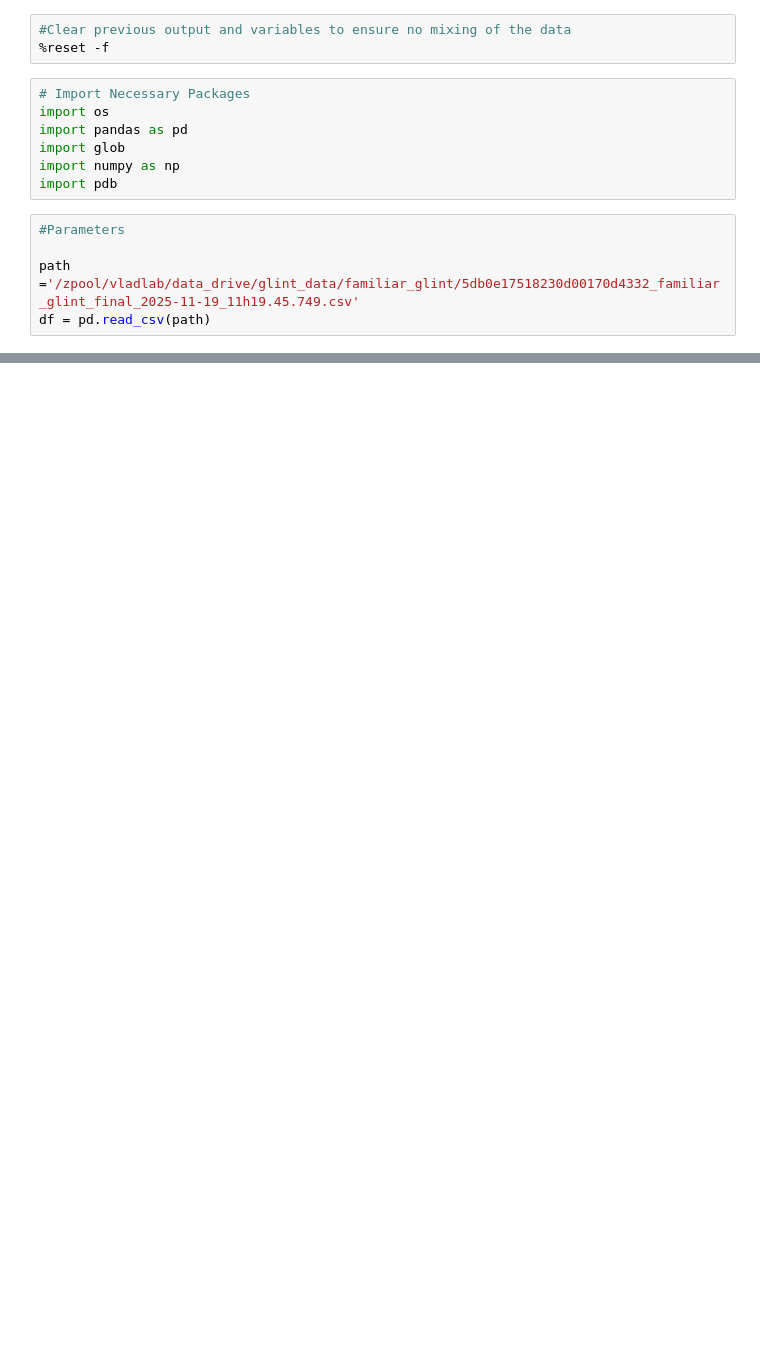
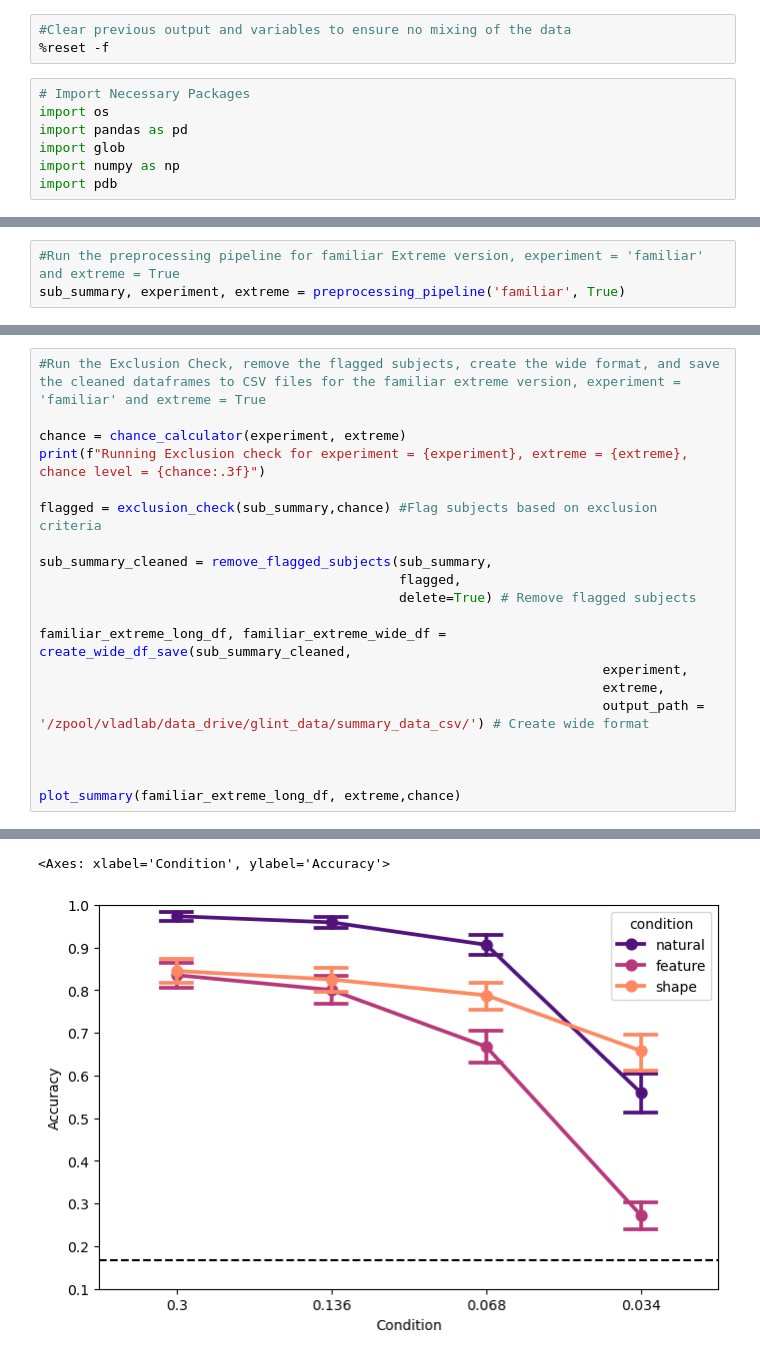
Before and after one commit to ars1399/glint_analysis, a Jupyter notebook: glint_data_preprocessing_v3.ipynb, the cells around one changed output, grey strips where cells are left out. Saved outputs shown, nothing was run; the diff lists cells and outputs as text; blank space fills up the shorter version.

```diff
--- a/glint_data_preprocessing_v3.ipynb
+++ b/glint_data_preprocessing_v3.ipynb
@@ -24,9 +28,4 @@ import pandas as pd
 import glob
 import numpy as np
 import pdb
-# %%
-#Parameters
-
-path ='/zpool/vladlab/data_drive/glint_data/familiar_glint/5db0e17518230d00170d4332_familiar_glint_final_2025-11-19_11h19.45.749.csv'
-df = pd.read_csv(path)
 # %% [markdown]
@@ -543,0 +560,3 @@ save_sub_summary(sub_summary_long_cleaned, sub_summary_wide_cleaned, 'familiar',
+# %%
+#Run the preprocessing pipeline for familiar Extreme version, experiment = 'familiar' and extreme = True
+sub_summary, experiment, extreme = preprocessing_pipeline('familiar', True)
@@ -543,0 +581,21 @@ save_sub_summary(sub_summary_long_cleaned, sub_summary_wide_cleaned, 'familiar',
+# %%
+#Run the Exclusion Check, remove the flagged subjects, create the wide format, and save the cleaned dataframes to CSV files for the familiar extreme version, experiment = 'familiar' and extreme = True
+
+chance = chance_calculator(experiment, extreme)
+print(f"Running Exclusion check for experiment = {experiment}, extreme = {extreme}, chance level = {chance:.3f}")
+
+flagged = exclusion_check(sub_summary,chance) #Flag subjects based on exclusion criteria
+
+sub_summary_cleaned = remove_flagged_subjects(sub_summary,
+                                              flagged,
+                                              delete=True) # Remove flagged subjects
+
+familiar_extreme_long_df, familiar_extreme_wide_df = create_wide_df_save(sub_summary_cleaned,
+                                                                        experiment,
+                                                                        extreme,
+                                                                        output_path = '/zpool/vladlab/data_drive/glint_data/summary_data_csv/') # Create wide format
+
+
+
+plot_summary(familiar_extreme_long_df, extreme,chance)
+# %% [output]
@@ -543,0 +619,2 @@ save_sub_summary(sub_summary_long_cleaned, sub_summary_wide_cleaned, 'familiar',
+<Axes: xlabel='Condition', ylabel='Accuracy'>
+[figure, added]
```
Also changed, not shown: parts of 24 cells of this notebook, 1 other file.
